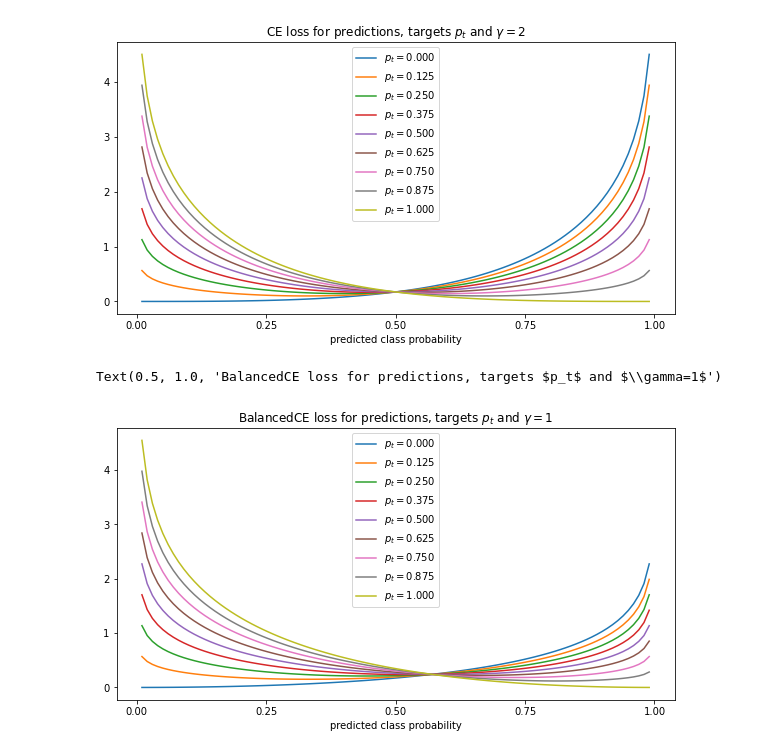
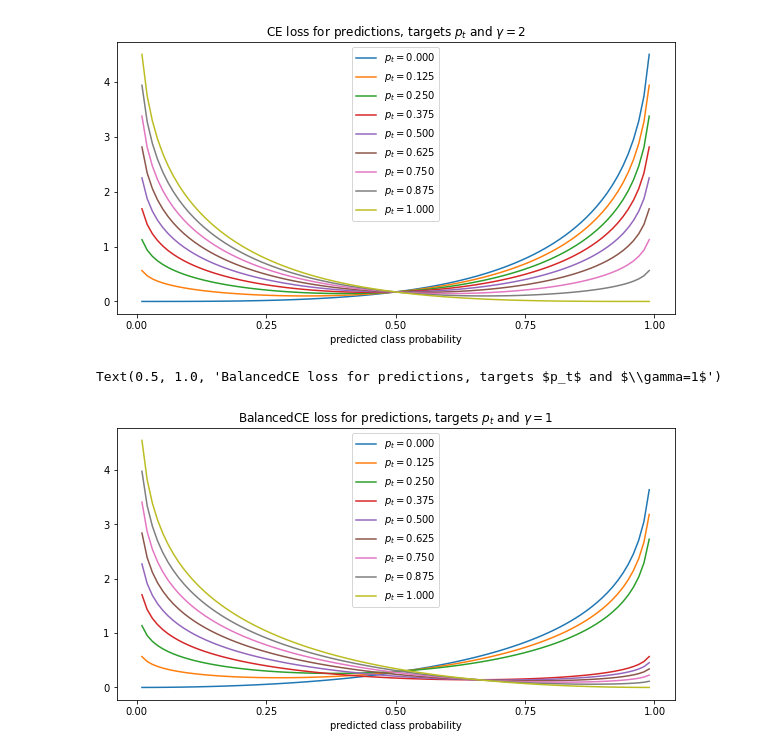
Before and after one commit to jjurm/road-segmentation, a Jupyter notebook: notebooks/losses.ipynb, the cells around one changed output. Drawn from its saved outputs; the diff is of its cells as text; code cells hidden in the pictures.

```diff
--- a/notebooks/losses.ipynb
+++ b/notebooks/losses.ipynb
@@ -102,27 +193,27 @@ Text(0.5, 1.0, 'CE loss for predictions, targets $p_t$ and $\\gamma=2$')
 # %%
 pred = torch.linspace(0, 1, 100).unsqueeze(1)
 target = torch.linspace(0, 1, 9).unsqueeze(0)
 
 gamma = 1
-class_freq = 0.5
-class_thresh = 0.5
+class_freq = 0.8
+class_thresh = 0.25
 target_class = target > class_thresh
 
 weight = torch.zeros_like(target)
 weight[target_class] = 1 - class_freq
 weight[~target_class] = class_freq
 
 ce = weight * - ((pred)**gamma) * (1-target)*torch.log(1-pred) -  ((1-pred)**gamma) * target*torch.log(pred)
 
 
 plt.plot(pred, ce, label=[f'$p_t={t.item():.3f}$' for t in target.T])
 plt.xticks(torch.linspace(0, 1, 5))
 plt.legend()
 plt.xlabel('predicted class probability')
 plt.title(f'BalancedCE loss for predictions, targets $p_t$ and $\gamma={gamma}$')
 # %% [output]
 Text(0.5, 1.0, 'BalancedCE loss for predictions, targets $p_t$ and $\\gamma=1$')
-[figure, old version]
+[figure, new version]
 # %%
 
 pred = torch.linspace(0, 1, 100).unsqueeze(1)
```
Also changed, not shown: parts of 7 cells of this notebook.
